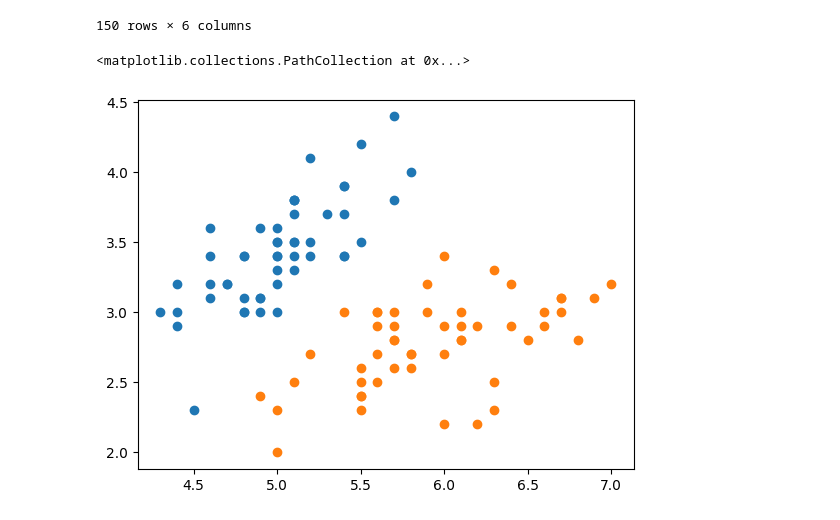
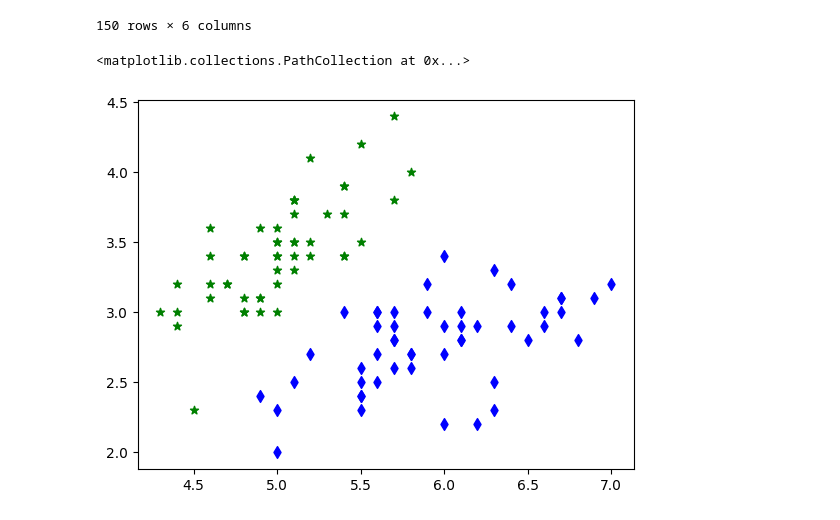
Before and after one commit to SakshamKatiy/Machine-Learning, a Jupyter notebook: svm.ipynb, the cells around one changed output. Saved outputs shown, nothing was run; the diff lists cells and outputs as text; code cells hidden in the pictures.

```diff
--- a/svm.ipynb
+++ b/svm.ipynb
@@ -59,8 +59,8 @@ df2 = df[100:]
 # %%
 import matplotlib.pyplot as plt
 # %%
-plt.scatter(df0['sepal length (cm)'],df0['sepal width (cm)'])
-plt.scatter(df1['sepal length (cm)'],df1['sepal width (cm)'])
+plt.scatter(df0['sepal length (cm)'],df0['sepal width (cm)'],color = 'green',marker = '*')
+plt.scatter(df1['sepal length (cm)'],df1['sepal width (cm)'],color = 'blue',marker = 'd')
 # %% [output]
 <matplotlib.collections.PathCollection at 0x...>
-[figure, old version]
+[figure, new version]
```
Also changed, not shown: parts of 8 cells of this notebook, 3 other files.
